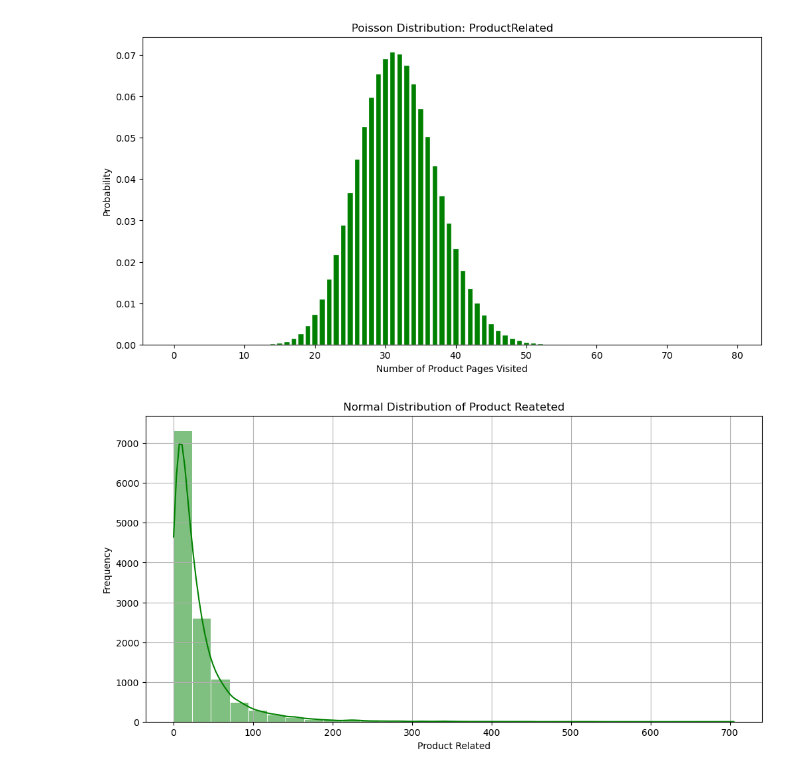
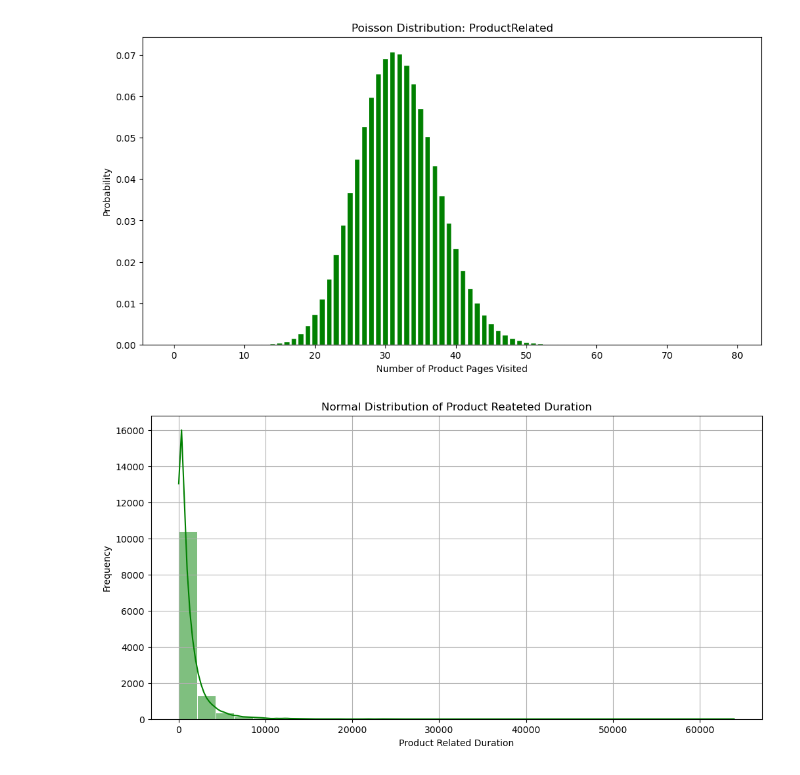
Before and after one commit to 2026558-lab/Statistical-Techniques, a Jupyter notebook: Project.ipynb, the cells around one changed output. Drawn from its saved outputs; the diff is of its cells as text; code cells hidden in the pictures.

```diff
--- a/Project.ipynb
+++ b/Project.ipynb
@@ -197,16 +197,16 @@ plt.show()
 # %%
 # Plot Normal Distribution Product Related Duration
 
 plt.figure(figsize=(12, 6))
 
-sns.histplot(df["ProductRelated"], bins=30, kde=True,color="green",
+sns.histplot(df["ProductRelated_Duration"], bins=30, kde=True,color="green",
     edgecolor="white",linewidth=0.7)
 
-plt.title("Normal Distribution of Product Reateted")
-plt.xlabel("Product Related")
+plt.title("Normal Distribution of Product Reateted Duration")
+plt.xlabel("Product Related Duration")
 plt.ylabel("Frequency")
 plt.grid()
 
 plt.show()
 # %% [output]
-[figure, old version]
+[figure, new version]
```
Also changed, not shown: parts of 4 cells of this notebook.
